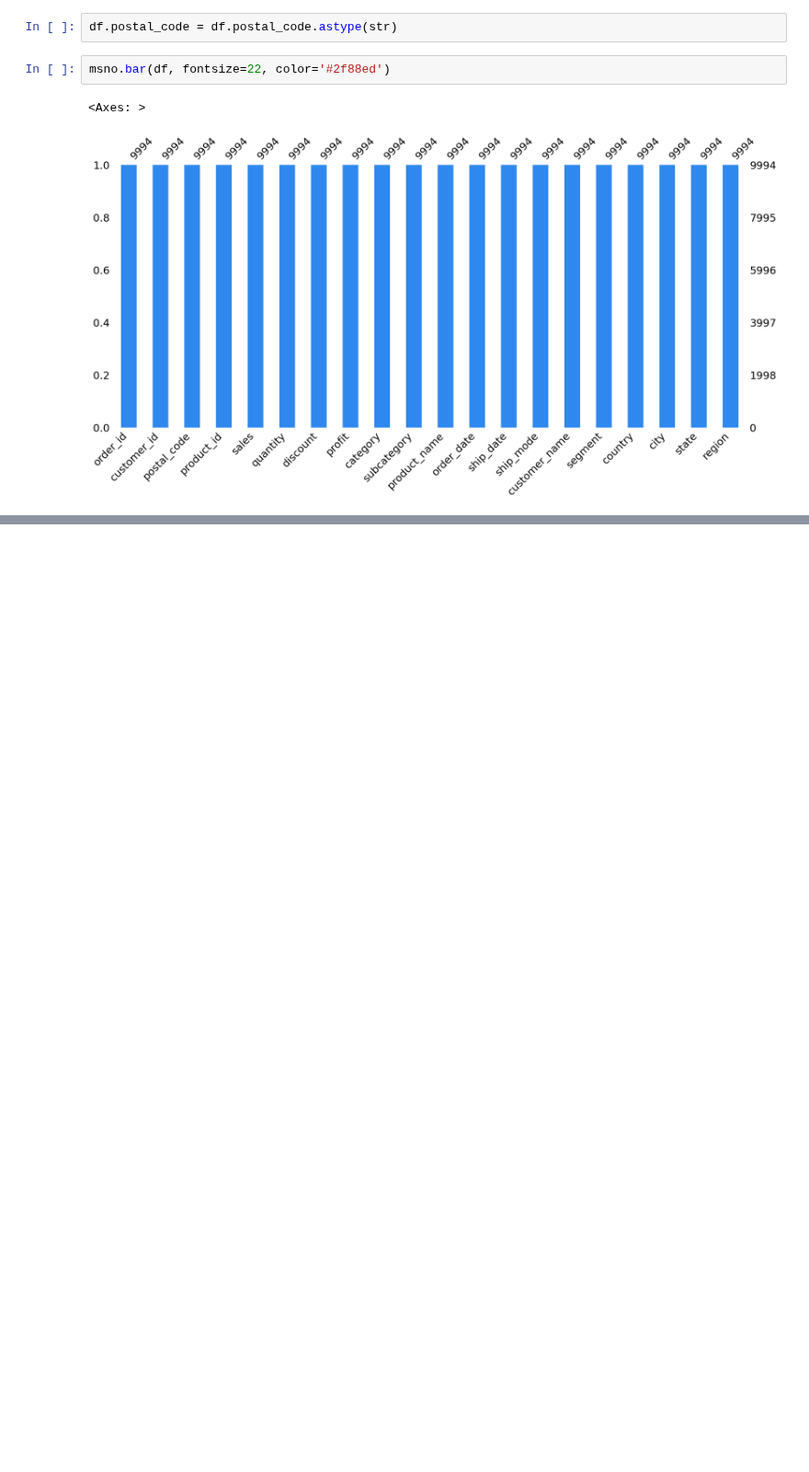
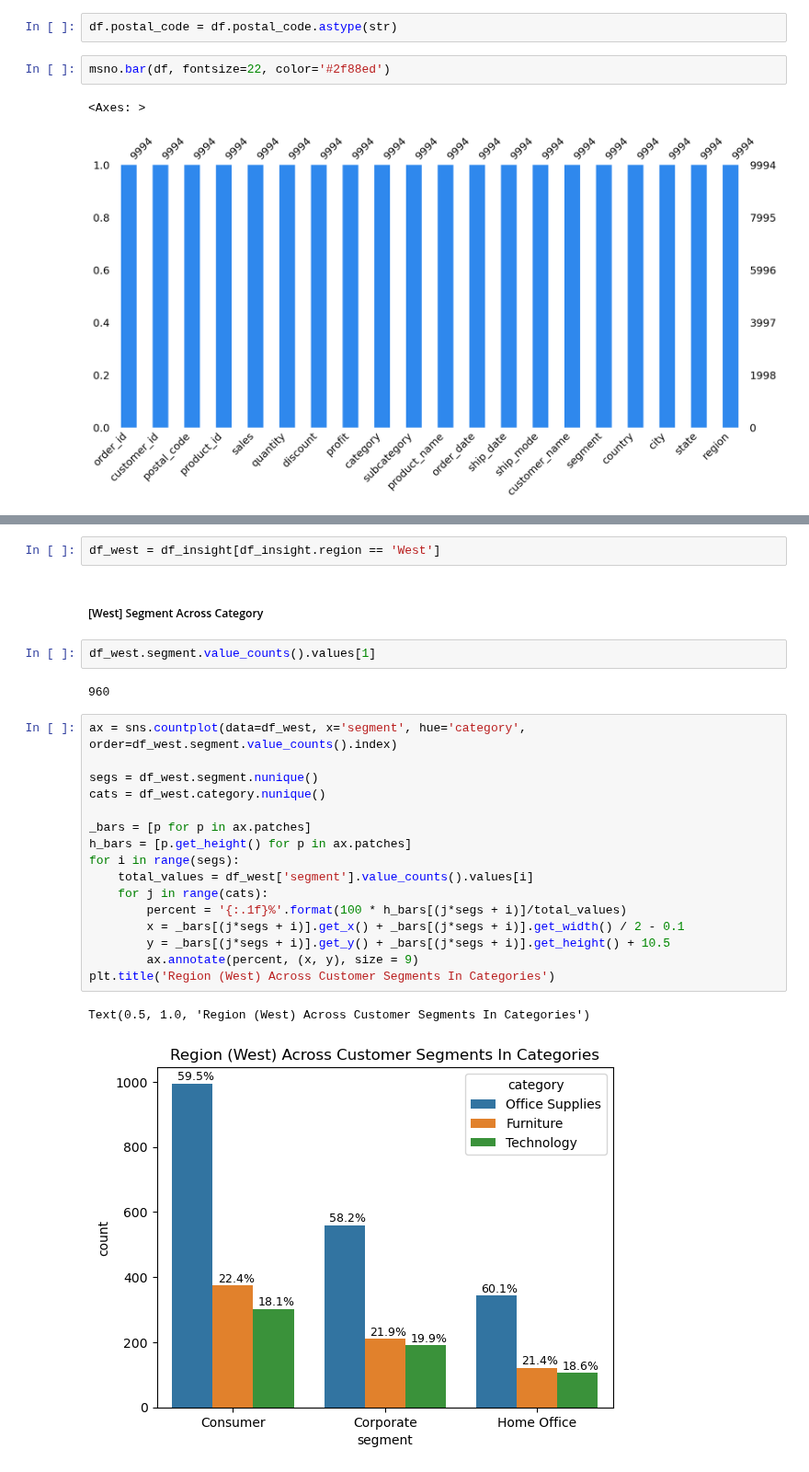
Before and after one commit to clarentcelsia/Analytics, a Jupyter notebook: sales.ipynb, the cells around one changed output, grey strips where cells are left out. Shown at 92% size. Drawn from its saved outputs; the diff is of its cells as text; blank space fills up the shorter version.

```diff
--- a/sales.ipynb
+++ b/sales.ipynb
@@ -72,0 +90,27 @@ pd.DataFrame(data=list_item, columns=['features', 'n-unique', 'unique_vals'])
+# %%
+df_west = df_insight[df_insight.region == 'West']
+# %% [markdown]
+##### [West] Segment Across Category
+# %%
+df_west.segment.value_counts().values[1]
+# %% [output]
+960
+# %%
+ax = sns.countplot(data=df_west, x='segment', hue='category', order=df_west.segment.value_counts().index)
+
+segs = df_west.segment.nunique()
+cats = df_west.category.nunique()
+
+_bars = [p for p in ax.patches]
+h_bars = [p.get_height() for p in ax.patches]
+for i in range(segs):
+    total_values = df_west['segment'].value_counts().values[i]
+    for j in range(cats):
+        percent = '{:.1f}%'.format(100 * h_bars[(j*segs + i)]/total_values)
+        x = _bars[(j*segs + i)].get_x() + _bars[(j*segs + i)].get_width() / 2 - 0.1
+        y = _bars[(j*segs + i)].get_y() + _bars[(j*segs + i)].get_height() + 10.5
+        ax.annotate(percent, (x, y), size = 9)
+plt.title('Region (West) Across Customer Segments In Categories')
+# %% [output]
+Text(0.5, 1.0, 'Region (West) Across Customer Segments In Categories')
+[figure, added]
```
Also changed, not shown: parts of 16 cells of this notebook.
